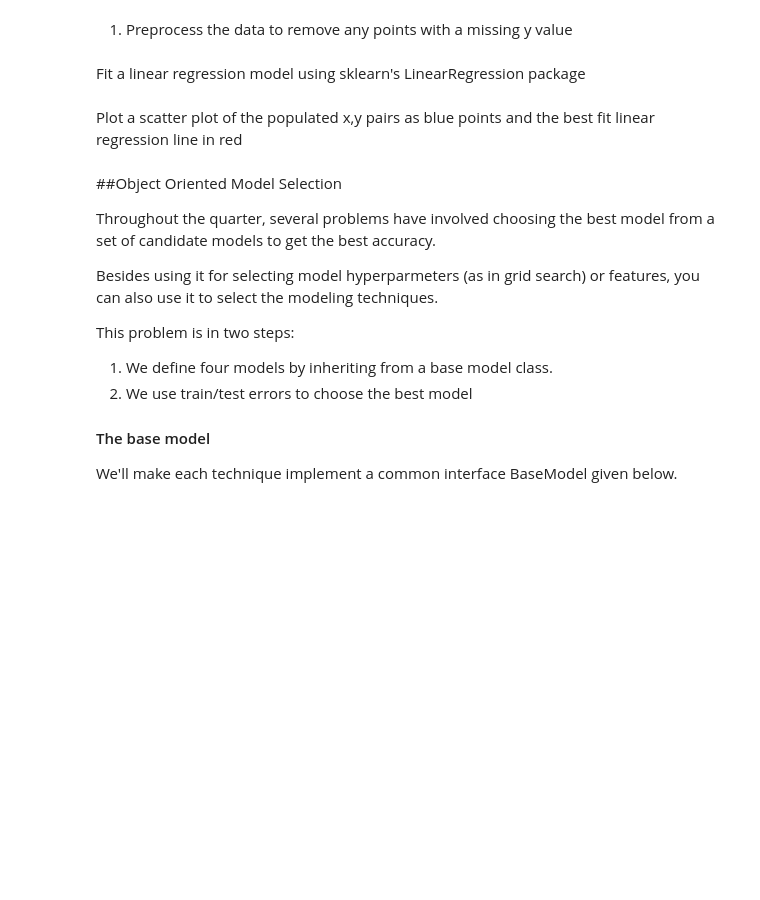
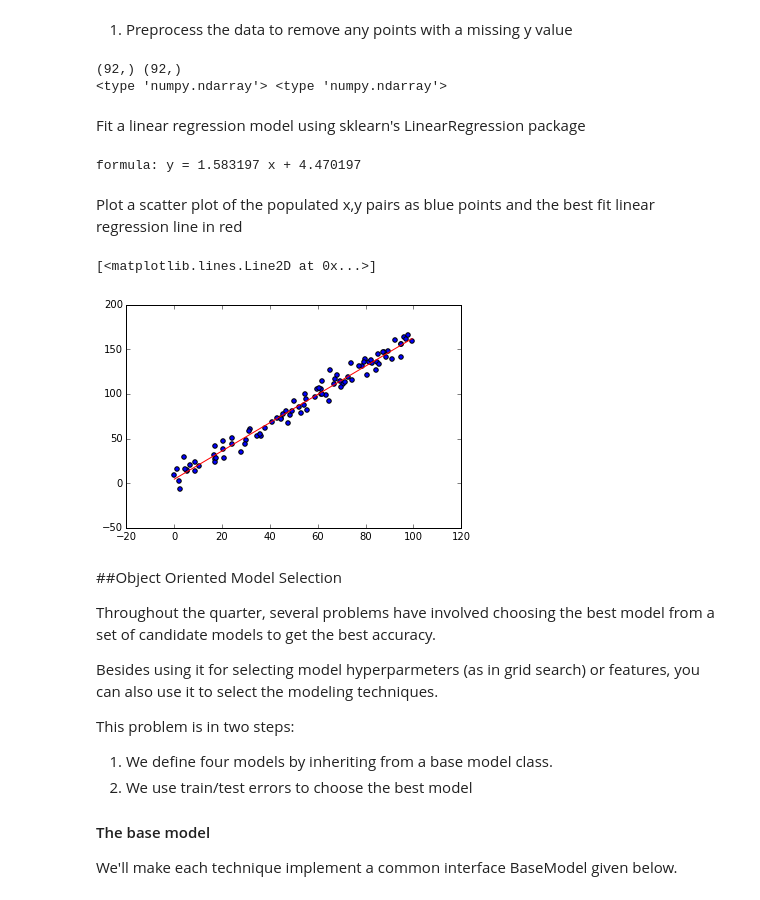
Before and after one commit to a6quinte/DSE200-notebooks, a Jupyter notebook: final/Final_Exam_Final.ipynb, the cells around one changed output. Saved outputs shown, nothing was run; the diff lists cells and outputs as text; code cells hidden in the pictures; blank space fills up the shorter version.

```diff
--- a/final/Final_Exam_Final.ipynb
+++ b/final/Final_Exam_Final.ipynb
@@ -133,11 +217,26 @@ training_data = #Todo
+# %%
+training_data = data[ np.isfinite(data['y'] )]  # removed rows where y was bad
+print training_data.x.shape, training_data.y.shape
+
+x = training_data.x.values
+y = training_data.y.values
+# %% [output]
+(92,) (92,)
+<type 'numpy.ndarray'> <type 'numpy.ndarray'>
 # %% [markdown]
 Fit a linear regression model using sklearn's LinearRegression package
 # %%
-mdl = #Todo
+mdl = LinearRegression()
+
+mdl.fit(x[:,np.newaxis],y)
+
+# keep getting tuple error, which i don't understand why
 
 #Print formula so we can see the best fit line
-m = mdl.coef_[0]
-b = mdl.intercept_
+m =  mdl.coef_[0]
+b =  mdl.intercept_
 print "formula: y = %f x + %f" % (m,b)
+# %% [output]
+formula: y = 1.583197 x + 4.470197
 # %% [markdown]
 Plot a scatter plot of the populated x,y pairs as blue points and the best fit linear regression line in red
@@ -146,3 +243,17 @@ Plot a scatter plot of the populated x,y pairs as blue points and the best fit l
+# %%
+#Todo
+minx = np.min(x)
+maxx = np.max(x)
+miny = m*minx + b
+maxy = m*maxx + b
+
+
+plt.figure()
+plt.scatter(x, y)
+plt.plot([minx, maxx], [miny,maxy], color='r')
+# %% [output]
+[<matplotlib.lines.Line2D at 0x...>]
+[figure, added]
 # %% [markdown]
 ##Object Oriented Model Selection
 
```
Also changed, not shown: parts of 34 cells of this notebook.
